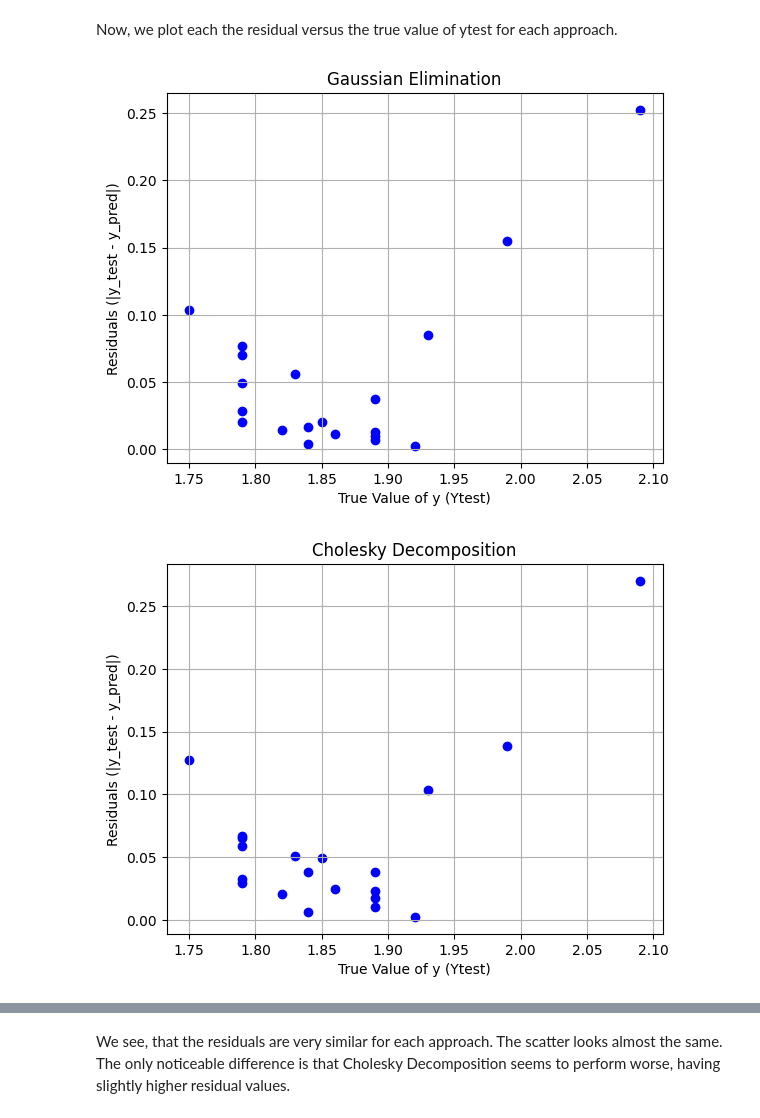
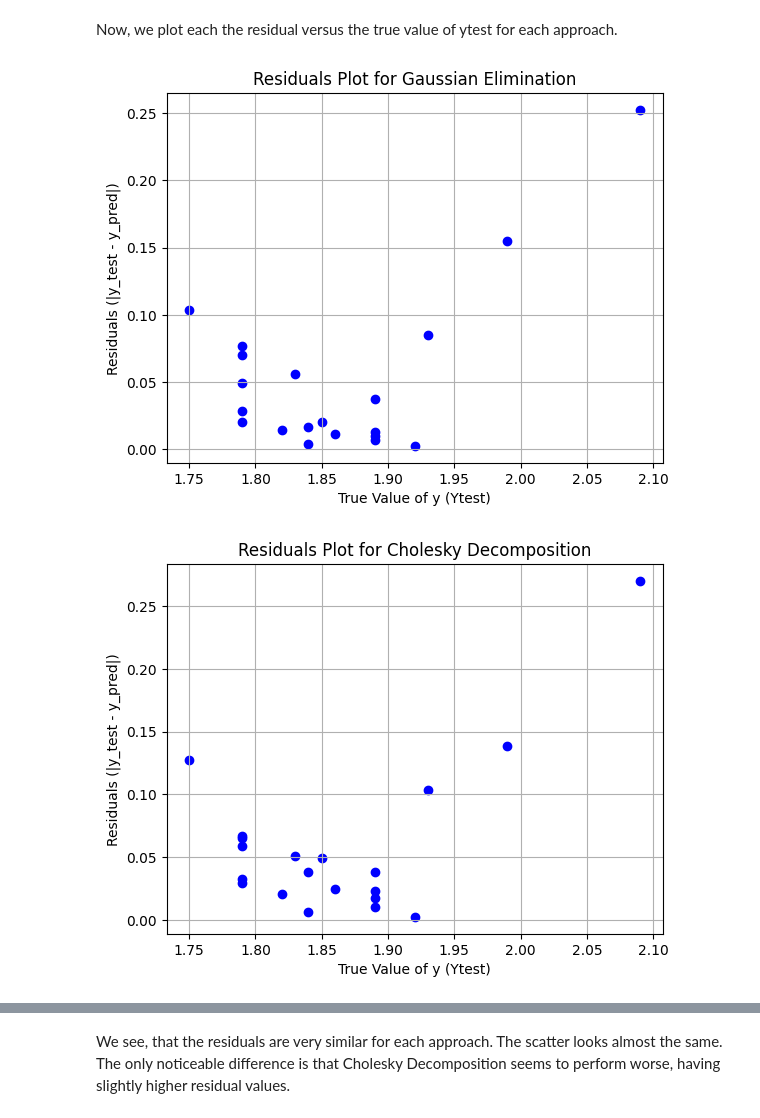
Before and after one commit to moOritzl/bachelorpraktikum-applied-machine-learning, a Jupyter notebook: Week_02/Linear_Regression_Normal_Equations.ipynb, the cells around one changed output, grey strips where cells are left out. Cells and saved outputs as stored; diff of their text form; code cells hidden in the pictures.

```diff
--- a/Week_02/Linear_Regression_Normal_Equations.ipynb
+++ b/Week_02/Linear_Regression_Normal_Equations.ipynb
@@ -71,7 +73,7 @@ class LinRegNormEq:
         A = X.T @ X
         b = X.T @ y
 
-        # we need to avoid zeros on the main diagonal for gauss and make sure the Matrix is positive definite for cholesky, so we regulate it (add λI do make it more stable)
+        # we need to avoid zeros on the main diagonal for gauss and make sure the Matrix is positive definite for cholesky, so we regulate it (add $\lambda I$ to make it more stable)
         A += 1e-8 * np.eye(A.shape[0])
 
         if algorithm == 'gauss':
@@ -80,8 +82,6 @@ class LinRegNormEq:
             self.B = self._cholesky(A, b)
         else:
             self.B = self._qr(A, b)
-
-        # print(f'Shape of B after {algorithm}: {self.B.shape}')  # for debugging reasons
 
     def predict(self, X):
         """
@@ -135,6 +135,12 @@ class LinRegNormEq:
 
     @staticmethod
     def _is_symmetric(matrix, tol=1e-10):
+        """
+        Check if a given matrix is symmetric.
+        :param matrix: The matrix to check.
+        :param tol: Tolerance.
+        :return: True if the matrix is symmetric, False otherwise.
+        """
         return np.allclose(matrix, matrix.T, atol=tol)
 
     @staticmethod
@@ -150,17 +156,17 @@ class LinRegNormEq:
         n = A.shape[0]
         L = np.zeros_like(A)
 
-        # inspired from https://github.com/TayssirDo/Cholesky-decomposition, but adjusted to calculate the lower triangular matrix
+        # inspired from https://github.com/TayssirDo/Cholesky-decomposition
         for i in range(n):
             L[i, i] = sqrt(A[i, i])
             for j in range(i + 1, n):
                 L[j, i] = A[j, i] / L[i, i]
                 A[j, j:] = A[j, j:] - L[j, i] * L[i, j:]
 
-        # Solve L * y = b
+        # Solve L @ y = b
         y = np.linalg.solve(L, b)
 
-        # Solve L.T * B = y
+        # Solve L.T @ B = y
         B = np.linalg.solve(L.T, y)
 
         return B
@@ -211,37 +217,35 @@ Ypred_qr = model.predict(Xtest).ravel()
 # %% [markdown]
 Now, we plot each the residual versus the true value of ytest for each approach.
 # %%
-from matplotlib import pyplot as plt
-
 residuals_gauss = np.abs(Ytest.to_numpy() - Ypred_gauss)
 
 plt.scatter(Ytest, residuals_gauss, color='blue')
 plt.xlabel('True Value of y (Ytest)')
 plt.ylabel('Residuals (|y_test - y_pred|)')
-plt.title(f'Gaussian Elimination')
+plt.title(f'Residuals Plot for Gaussian Elimination')
 plt.grid(True)
 plt.show()
 plt.close()
 
 residuals_cholesky = np.abs(Ytest.to_numpy() - Ypred_cholesky)
 
 plt.scatter(Ytest, residuals_cholesky, color='blue')
 plt.xlabel('True Value of y (Ytest)')
 plt.ylabel('Residuals (|y_test - y_pred|)')
-plt.title(f'Cholesky Decomposition')
+plt.title(f'Residuals Plot for Cholesky Decomposition')
 plt.grid(True)
 plt.show()
 plt.close()
 
 residuals_qr = np.abs(Ytest.to_numpy() - Ypred_qr)
 
 plt.scatter(Ytest, residuals_qr, color='blue')
 plt.xlabel('True Value of y (Ytest)')
 plt.ylabel('Residuals (|y_test - y_pred|)')
-plt.title(f'QR Decomposition')
+plt.title(f'Residuals Plot for QR Decomposition')
 plt.grid(True)
 plt.show()
 plt.close()
 # %% [output]
-[figure, old version]
+[figure, new version]
-[figure, old version]
+[figure, new version]
```
Also changed, not shown: parts of 8 cells of this notebook, 2 other files.
